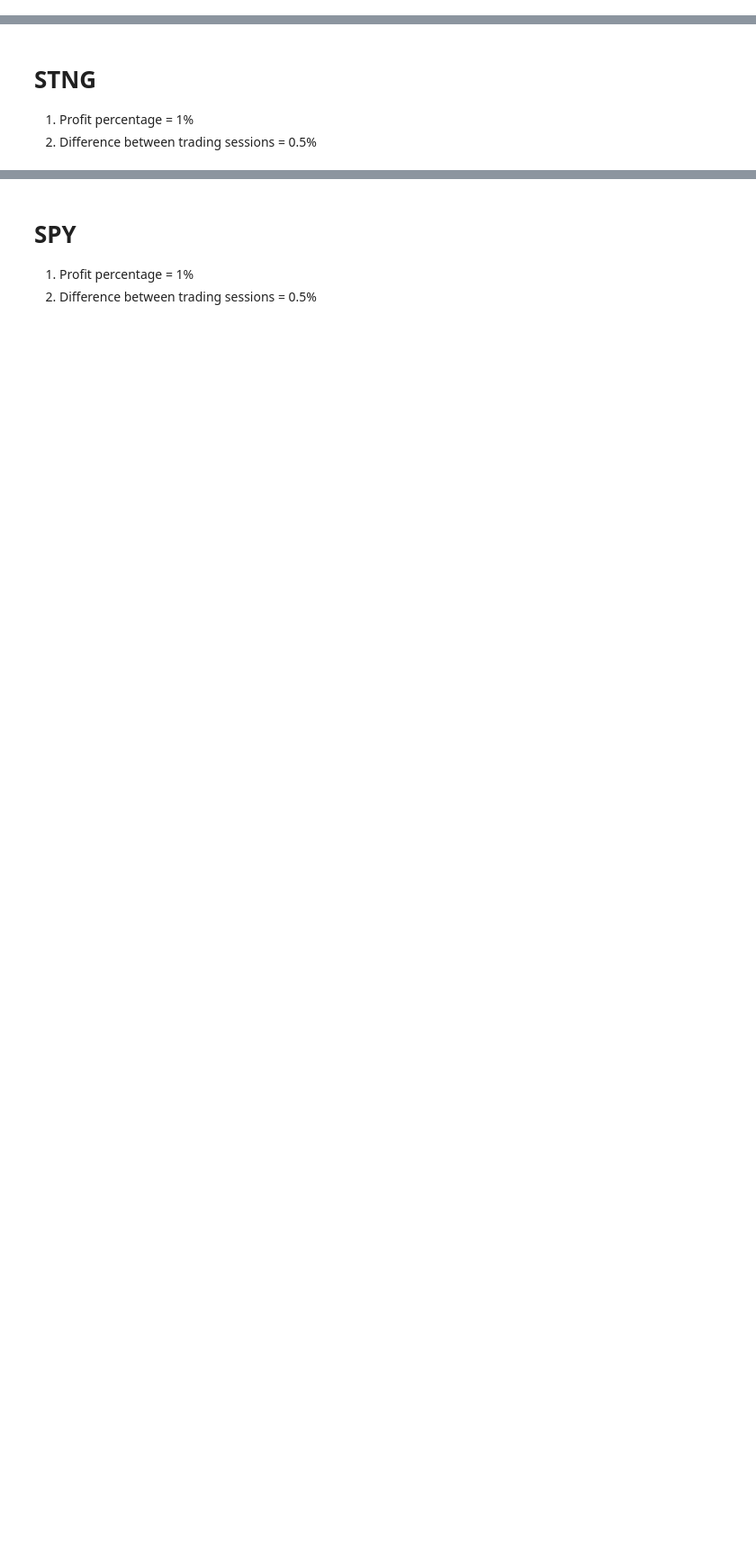
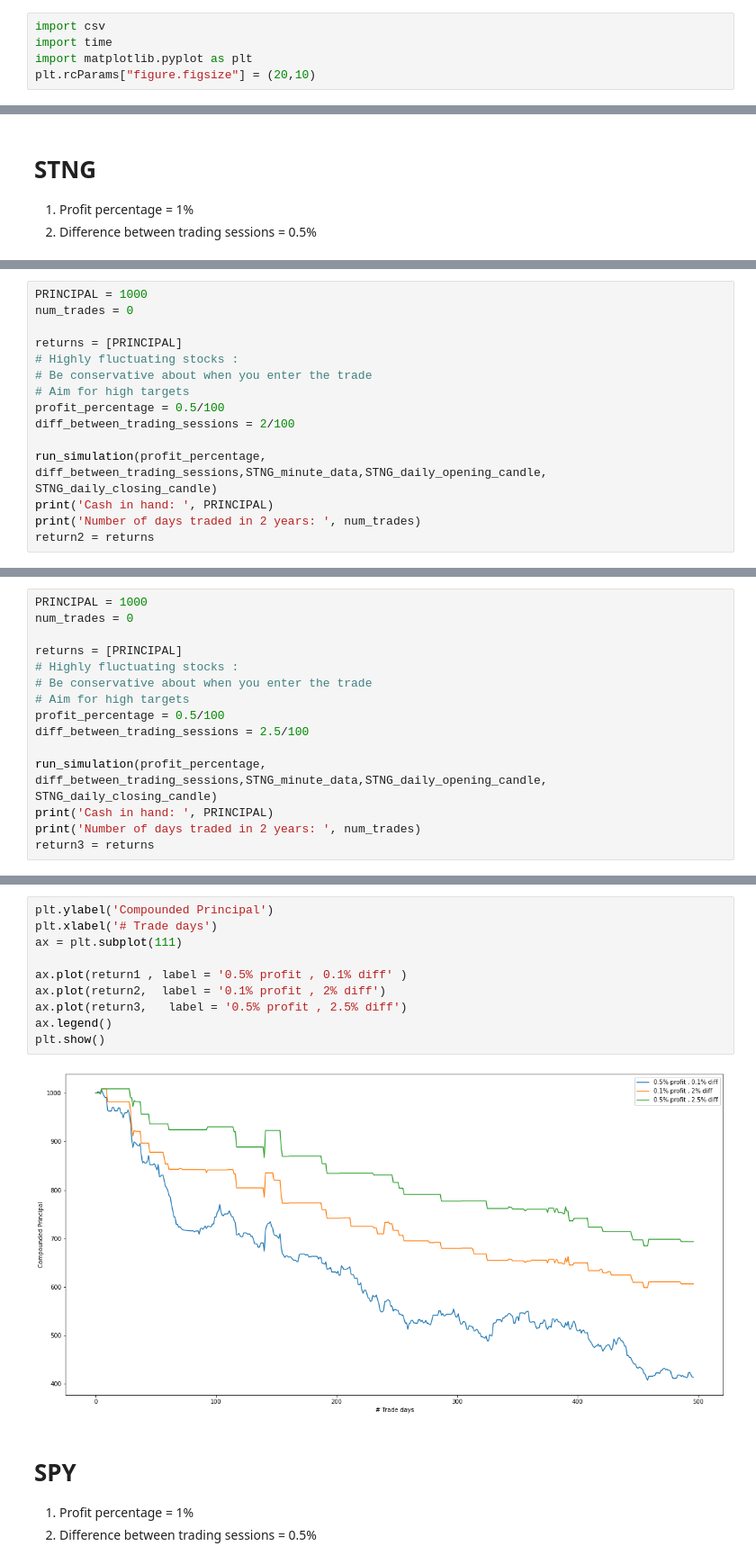
Before and after one commit to ImVis10/1PercentStrategy, a Jupyter notebook: 1PercentStrategy.ipynb, the cells around one changed output, grey strips where cells are left out. Shown: that part at 90% size. Saved outputs shown, nothing was run; the diff lists cells and outputs as text; blank space fills up the shorter version.

```diff
--- a/1PercentStrategy.ipynb
+++ b/1PercentStrategy.ipynb
@@ -6,3 +3,8 @@ import time
+# %%
+import csv
+import time
+import matplotlib.pyplot as plt
+plt.rcParams["figure.figsize"] = (20,10)
 # %%
 API_KEY = 'OTPBXZ24V7Q9A24S'
 # %%
@@ -296,0 +391,15 @@ Number of days traded in 2 years:  320
+# %%
+PRINCIPAL = 1000
+num_trades = 0
+
+returns = [PRINCIPAL]
+# Highly fluctuating stocks :
+# Be conservative about when you enter the trade
+# Aim for high targets
+profit_percentage = 0.5/100
+diff_between_trading_sessions = 2/100
+
+run_simulation(profit_percentage, diff_between_trading_sessions,STNG_minute_data,STNG_daily_opening_candle, STNG_daily_closing_candle)
+print('Cash in hand: ', PRINCIPAL)
+print('Number of days traded in 2 years: ', num_trades)
+return2 = returns
@@ -296,0 +409,15 @@ Number of days traded in 2 years:  320
+# %%
+PRINCIPAL = 1000
+num_trades = 0
+
+returns = [PRINCIPAL]
+# Highly fluctuating stocks :
+# Be conservative about when you enter the trade
+# Aim for high targets
+profit_percentage = 0.5/100
+diff_between_trading_sessions = 2.5/100
+
+run_simulation(profit_percentage, diff_between_trading_sessions,STNG_minute_data,STNG_daily_opening_candle, STNG_daily_closing_candle)
+print('Cash in hand: ', PRINCIPAL)
+print('Number of days traded in 2 years: ', num_trades)
+return3 = returns
@@ -297,3 +427,15 @@ Number of days traded in 2 years:  320
+# %%
+plt.ylabel('Compounded Principal')
+plt.xlabel('# Trade days')
+ax = plt.subplot(111)
+
+ax.plot(return1 , label = '0.5% profit , 0.1% diff' )
+ax.plot(return2,  label = '0.1% profit , 2% diff')
+ax.plot(return3,   label = '0.5% profit , 2.5% diff')
+ax.legend()
+plt.show()
+# %% [output]
+[figure, added]
 # %% [markdown]
 # SPY
 1. Profit percentage = 1%
```
Also changed, not shown: parts of 26 cells of this notebook.
